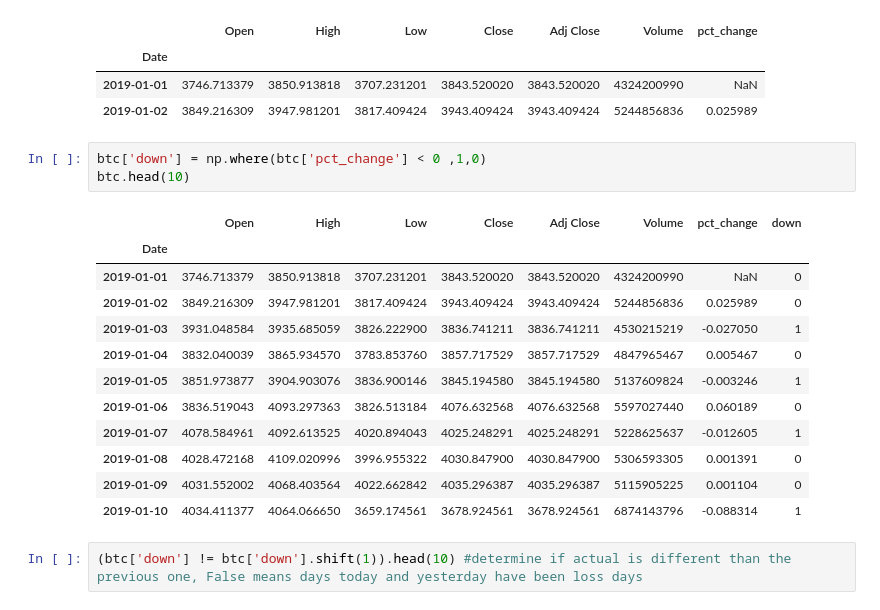
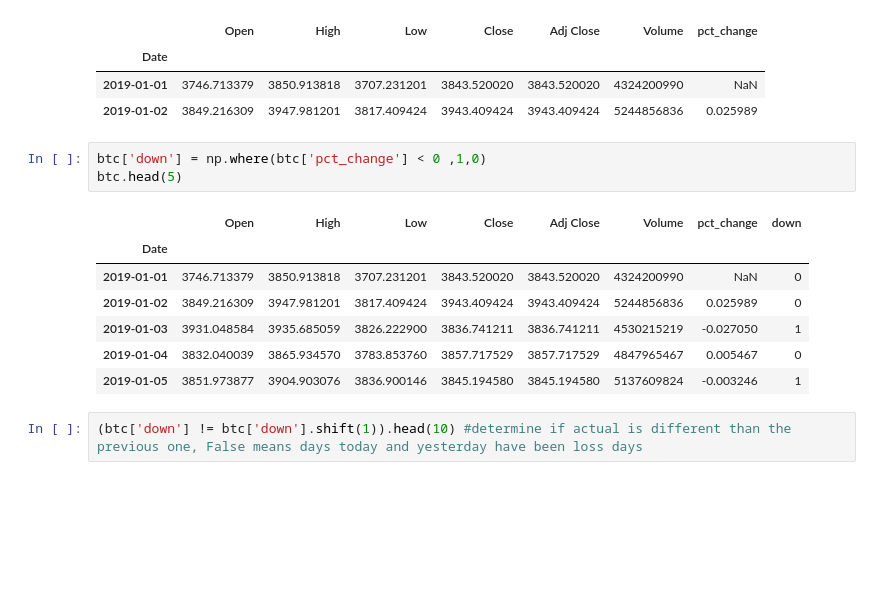
Before and after one commit to diegotorpoco/markov, a Jupyter notebook: markov.ipynb, the cells around one changed output. Drawn from its saved outputs; the diff is of its cells as text; blank space fills up the shorter version.

```diff
--- a/markov.ipynb
+++ b/markov.ipynb
@@ -37,20 +37,15 @@ btc.head(2)
 | 2019-01-02 | 3849.216309 | 3947.981201 | 3817.409424 | 3943.409424 | 3943.409424 | 5244856836 | 0.025989 |
 # %%
 btc['down'] = np.where(btc['pct_change'] < 0 ,1,0)
-btc.head(10)
+btc.head(5)
 # %% [output]
 |  | Open | High | Low | Close | Adj Close | Volume | pct_change | down |
 | Date |  |  |  |  |  |  |  |  |
 | 2019-01-01 | 3746.713379 | 3850.913818 | 3707.231201 | 3843.520020 | 3843.520020 | 4324200990 | NaN | 0 |
 | 2019-01-02 | 3849.216309 | 3947.981201 | 3817.409424 | 3943.409424 | 3943.409424 | 5244856836 | 0.025989 | 0 |
 | 2019-01-03 | 3931.048584 | 3935.685059 | 3826.222900 | 3836.741211 | 3836.741211 | 4530215219 | -0.027050 | 1 |
 | 2019-01-04 | 3832.040039 | 3865.934570 | 3783.853760 | 3857.717529 | 3857.717529 | 4847965467 | 0.005467 | 0 |
 | 2019-01-05 | 3851.973877 | 3904.903076 | 3836.900146 | 3845.194580 | 3845.194580 | 5137609824 | -0.003246 | 1 |
-| 2019-01-06 | 3836.519043 | 4093.297363 | 3826.513184 | 4076.632568 | 4076.632568 | 5597027440 | 0.060189 | 0 |
-| 2019-01-07 | 4078.584961 | 4092.613525 | 4020.894043 | 4025.248291 | 4025.248291 | 5228625637 | -0.012605 | 1 |
-| 2019-01-08 | 4028.472168 | 4109.020996 | 3996.955322 | 4030.847900 | 4030.847900 | 5306593305 | 0.001391 | 0 |
-| 2019-01-09 | 4031.552002 | 4068.403564 | 4022.662842 | 4035.296387 | 4035.296387 | 5115905225 | 0.001104 | 0 |
-| 2019-01-10 | 4034.411377 | 4064.066650 | 3659.174561 | 3678.924561 | 3678.924561 | 6874143796 | -0.088314 | 1 |
 # %%
 (btc['down'] != btc['down'].shift(1)).head(10) #determine if actual is different than the previous one, False means days today and yesterday have been loss days
 # %% [output]
```
Also changed, not shown: parts of 12 cells of this notebook.
